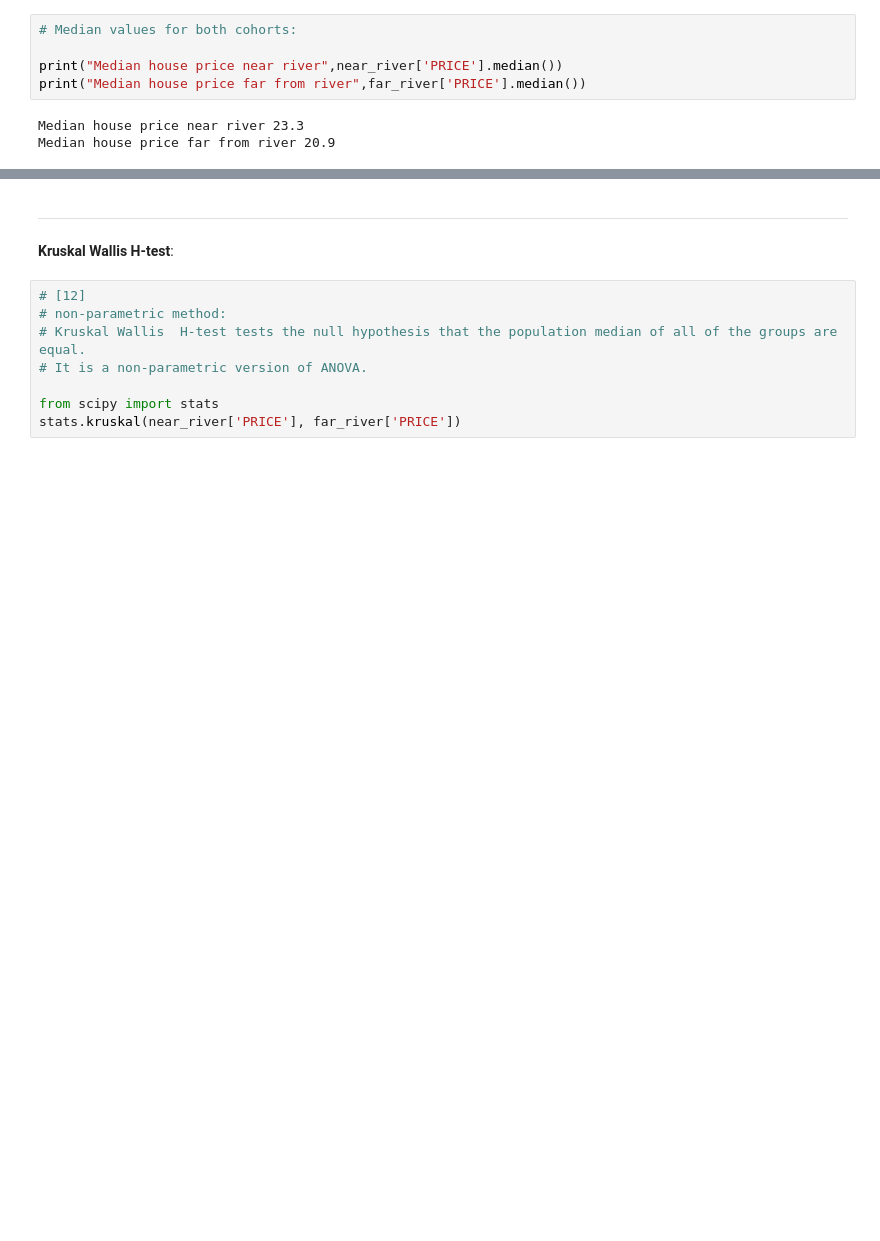
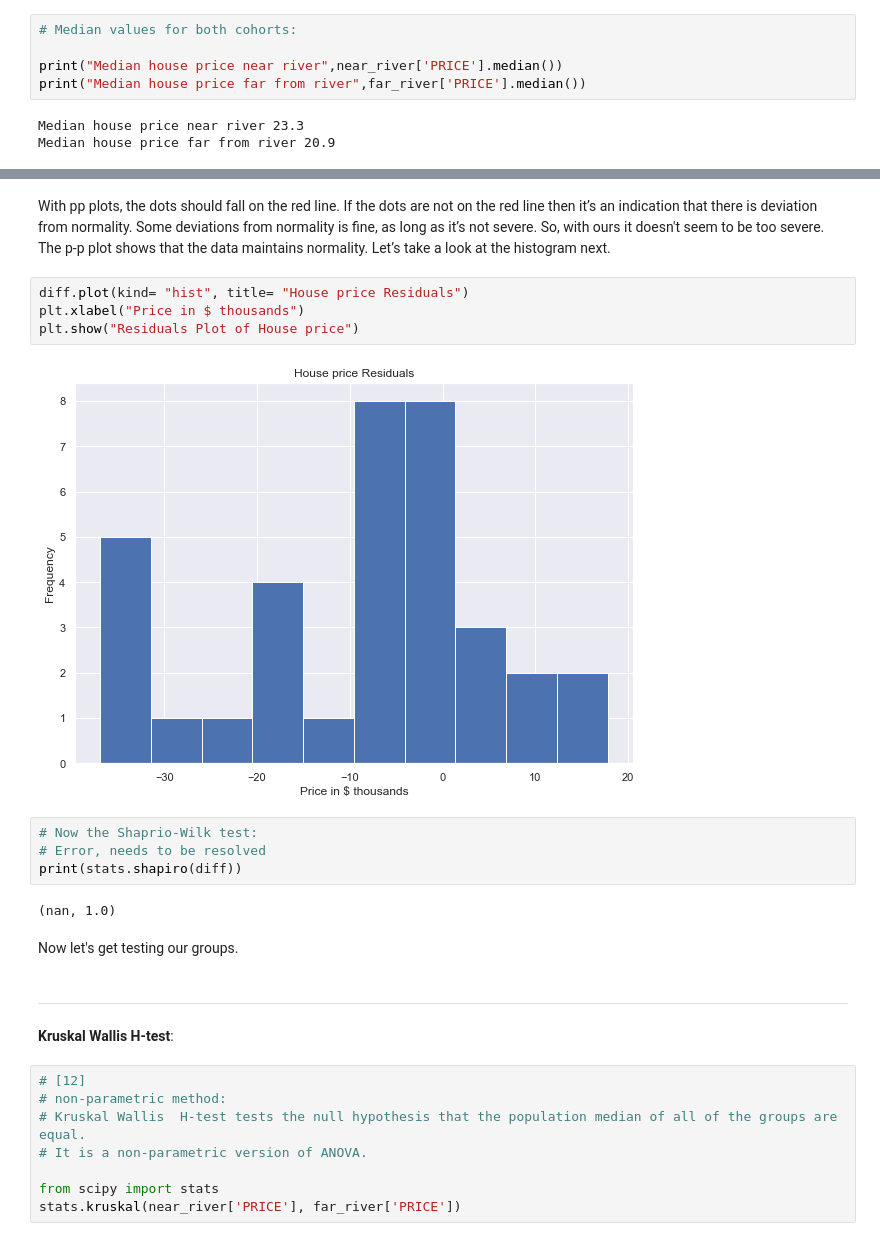
Before and after one commit to Datagatherer2357/Machine-Learning-and-Statistics-2019-Assessment, a Jupyter notebook: Machine-Learning-and-Statistics-2019-Assessment.ipynb, the cells around one changed output, grey strips where cells are left out. Cells and saved outputs as stored; diff of their text form; blank space fills up the shorter version.

```diff
--- a/Machine-Learning-and-Statistics-2019-Assessment.ipynb
+++ b/Machine-Learning-and-Statistics-2019-Assessment.ipynb
@@ -667,3 +736,19 @@ The typical choice of median test is either a *Kruskal Wallis H-test* or a *Mood
+# %% [markdown]
+With pp plots, the dots should fall on the red line. If the dots are not on the red line then it’s an indication that there is deviation from normality. Some deviations from normality is fine, as long as it’s not severe. So, with ours it doesn't seem to be too severe. The p-p plot shows that the data maintains normality. Let’s take a look at the histogram next.
+# %%
+diff.plot(kind= "hist", title= "House price Residuals")
+plt.xlabel("Price in $ thousands")
+plt.show("Residuals Plot of House price")
+# %% [output]
+[figure, added]
+# %%
+# Now the Shaprio-Wilk test:
+# Error, needs to be resolved
+print(stats.shapiro(diff))
+# %% [output]
+(nan, 1.0)
+# %% [markdown]
+Now let's get testing our groups.
 # %% [markdown]
 ***
 **Kruskal Wallis  H-test**:
```
Also changed, not shown: parts of 19 cells of this notebook, 1 other file.
